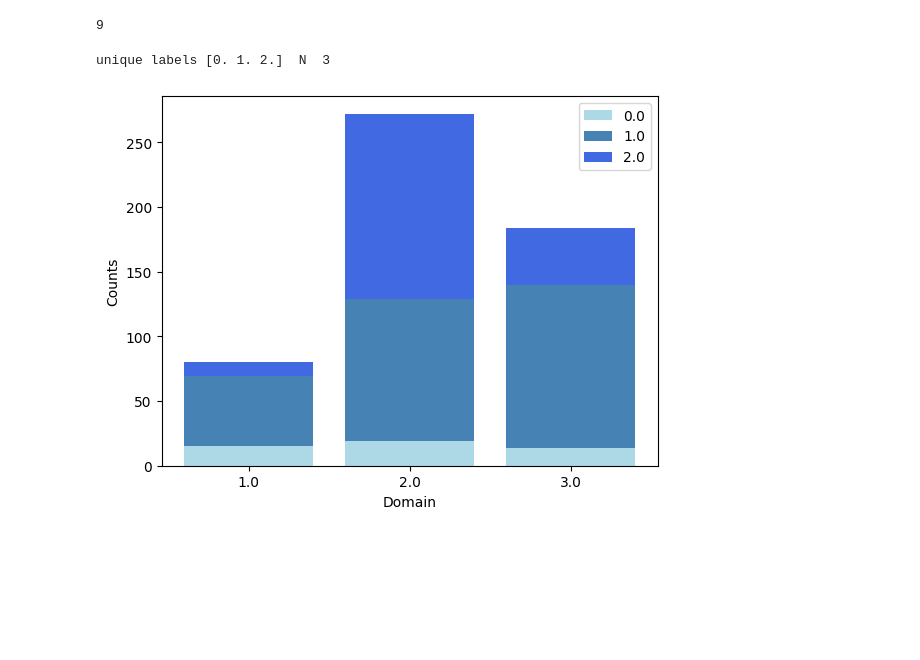
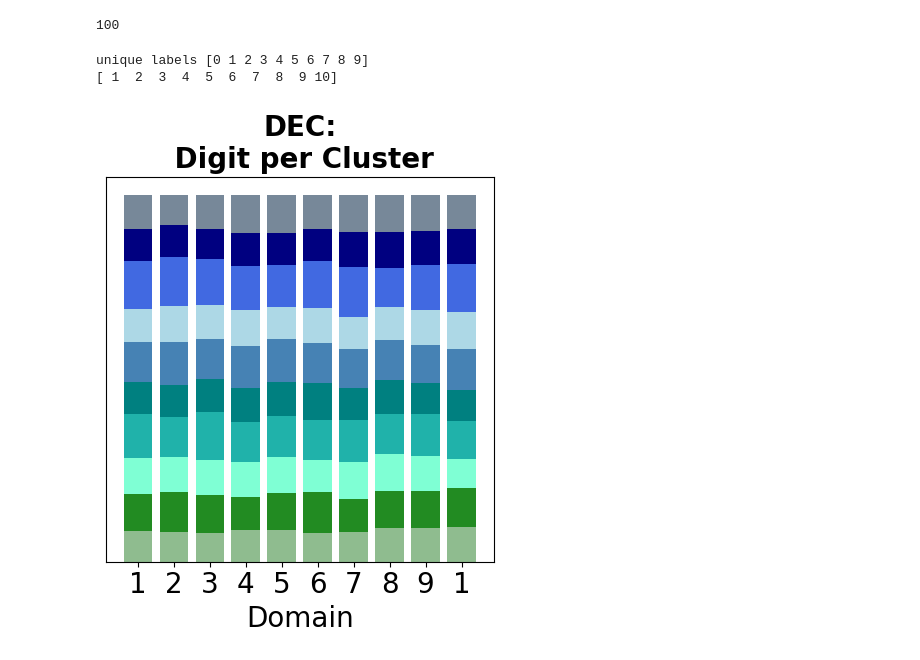
Before and after one commit to DIDSR/DomId, a Jupyter notebook: notebooks/MNIST_color_post_training_analysis.ipynb, the cells around one changed output. Drawn from its saved outputs; the diff is of its cells as text; code cells hidden in the pictures; blank space fills up the shorter version.

```diff
--- a/notebooks/MNIST_color_post_training_analysis.ipynb
+++ b/notebooks/MNIST_color_post_training_analysis.ipynb
@@ -13,22 +14,44 @@ os.getcwd()
 # %%
 def load_files(path):
-    domain = np.loadtxt(path + "predicted_labels.txt")
-    vec_d = np.loadtxt(path + "vec_d_labels.txt")
-    vec_y = np.loadtxt(path + "vec_y_labels.txt")
+    df = pd.read_csv(path+'clustering_results.csv')
+
+    domain = df['predictions'].values
+
+    vec_d = df['vec_d_labels'].values
+    vec_y = df['vec_y_labels'].values
+    img_locs = df['image_id_labels'].values
 
     Z = np.load(path + "Z_space.npy")
+    model_name = path.split('_')[-1]
 
     #args = np.loadtxt(path + "arguments.txt", dtype=str, usecols=0)  # , delimiter = '\n')
-    img_locs = np.loadtxt(path + "img_id.txt", dtype=str)
-    #arguments =
-    return domain, vec_d, vec_y, img_locs
+    #img_locs = np.loadtxt(path + "img_id.txt", dtype=str)
+
+    return domain, vec_d, vec_y, img_locs, model_name
 # %%
 
 ex = '2023-04-05 09:29:44.598644/'
+ex = '2023-05-02 21:19:38.468548_mnistcolor10_vade/'
+ex ='2023-05-02 21:37:22.120892_mnistcolor10_vade/'
+#ex ='2023-05-02 21:55:09.053823_mnistcolor10_dec/'
+
+ex = '2023-05-05 13:36:08.430085_mnistcolor10_vade/'
+ex ='2023-05-05 13:42:10.843056_mnistcolor10_vade/'
+ex = '2023-05-05 13:47:18.679212_mnistcolor10_dec/'
+# '
+
+ex = '2023-05-09 10:48:56.500472_mnistcolor10_vade/'
+ex = '2023-05-09 10:53:08.214049_mnistcolor10_vade/'
+ex = '2023-05-09 10:57:42.059288_mnistcolor10_dec/'
+
+ex = '2023-05-09 11:17:46.609664_mnistcolor10_vade/'
+ex = '2023-05-09 11:43:05.893566_mnistcolor10_vade/'
+ex = '2023-05-09 12:08:27.291846_mnistcolor10_dec/'
 # %%
-domain, vec_d, vec_y, img_locs = load_files(ex)
-digit = vec_d
-color = vec_y
+domain, vec_d, vec_y, img_locs, model_name = load_files(ex)
+color = vec_d
+digit = vec_y
+model_name = 'DEC'
 # %%
 def something_per_domain(domain, another_label):
     """
@@ -90,7 +157,7 @@ colors_per_domain
 # %%
 len(digits_per_domain)
 # %% [output]
-9
+100
 # %%
 
 
@@ -212,8 +279,9 @@ def plot_something_per_domain_proportion(domain, another_label, counts, fs, lege
 #         plt.legend(u_another_label, bbox_to_anchor=(1, 0.70), fancybox=True, shadow=True, fontsize = fs)
     plt.show()
 # %%
-plot_something_per_domain_counts(domain, digit, digits_per_domain, fs =10)
+plot_something_per_domain_proportion(domain, digit, digits_per_domain, fs =20,title = model_name+':\n Digit per Cluster')
 # %% [output]
-unique labels [0. 1. 2.]  N  3
+unique labels [0 1 2 3 4 5 6 7 8 9]
+[ 1  2  3  4  5  6  7  8  9 10]
-[figure, old version]
+[figure, new version]
 # %%
```
Also changed, not shown: parts of 10 cells of this notebook, 14 other files.
